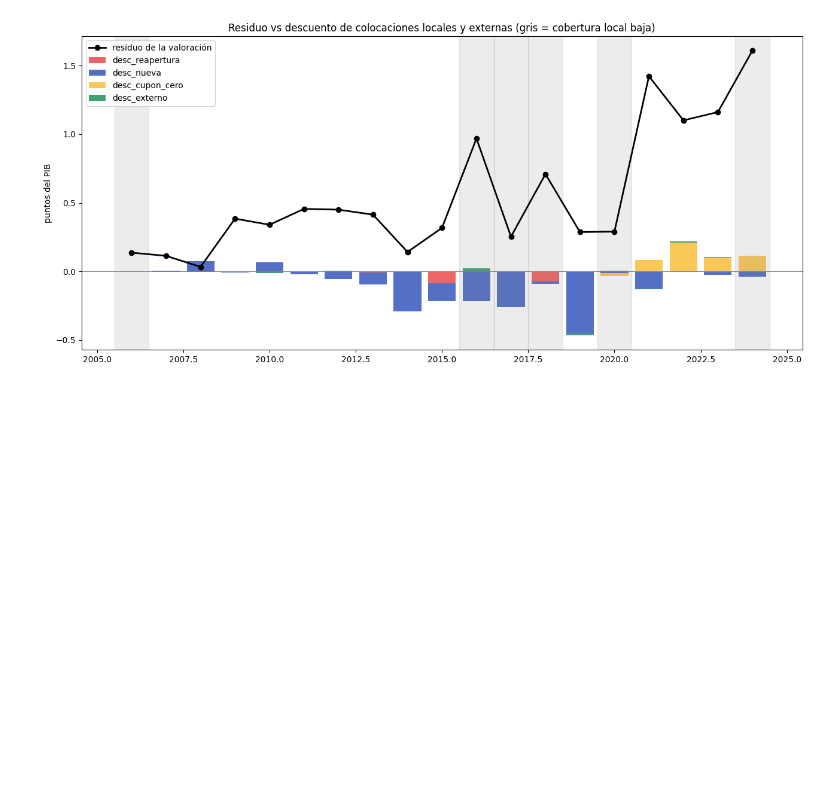
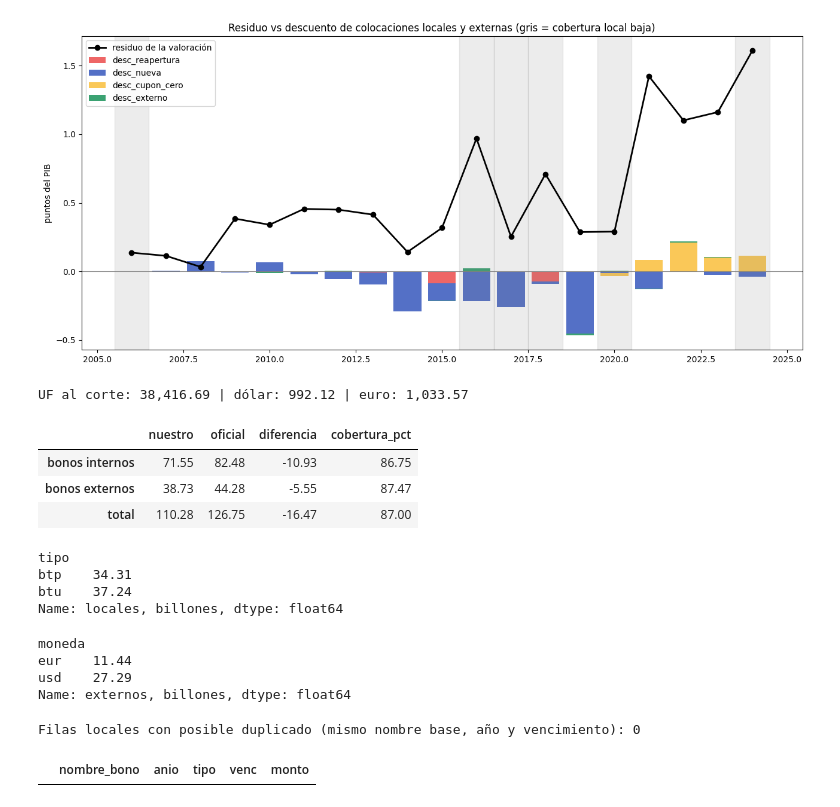
Before and after one commit to nombre00/gestor_datos_economicos, a Jupyter notebook: notebooks/002_dinamica_deuda.ipynb, the cells around one changed output. Cells and saved outputs as stored; diff of their text form; code cells hidden in the pictures; blank space fills up the shorter version.

```diff
--- a/notebooks/002_dinamica_deuda.ipynb
+++ b/notebooks/002_dinamica_deuda.ipynb
@@ -972,3 +972,68 @@ plt.tight_layout()
 plt.show()
 # %% [output]
 [figure]
+# %%
+# Celda 21 — Control de completitud (1): compara el stock de bonos vigentes al 31-dic-2024 en nuestras
+# tablas (BonoLocal + BonoExterno) con el stock oficial de bonos del Cuadro I.7.2 del IFP 4T24 (DIPRES).
+# Vigente = colocado hasta 2024 y con vencimiento posterior al corte. Montos en billones de pesos.
+CORTE = date(2024, 12, 31)
+uf_corte = valor_cierre(Indicador.UF, CORTE)
+dolar_corte = valor_cierre(Indicador.DOLAR, CORTE)
+euro_corte = valor_cierre(Indicador.EURO, CORTE)
+
+# Cifras oficiales: IFP 4T24, Cuadro I.7.2 (bonos, millones de USD) y tipo de cambio usado por la DIPRES
+OFICIAL_BONOS_USD = {"interna": 83130.7, "externa": 44629.4}
+DOLAR_DIPRES_2024 = 992.12
+
+# Bonos locales vigentes al corte, valorados a la UF del corte
+loc = bonos.copy()
+loc["tipo"] = loc["tipo_instrumento"].astype(str).str.lower()
+loc["venc"] = pd.to_datetime(loc["fecha_vencimiento"]).dt.date
+vig_loc = loc[(loc["anio"] <= CORTE.year) & (loc["venc"] > CORTE)].copy()
+vig_loc["mm_pesos_corte"] = np.where(
+    vig_loc["tipo"] == "btu", vig_loc["monto"] * 1000 * uf_corte / 1e6, vig_loc["monto"]
+)
+
+# Bonos externos vigentes al corte, valorados al dólar/euro del corte
+FX_CORTE = {"usd": dolar_corte, "eur": euro_corte}
+e = ext.copy()
+e["venc"] = pd.to_datetime(e["fecha_vencimiento"]).dt.date
+vig_ext = e[(e["anio"] <= CORTE.year) & (e["venc"] > CORTE)].copy()
+vig_ext["mm_pesos_corte"] = vig_ext["monto"] * vig_ext["moneda"].map(FX_CORTE).fillna(1.0)
+
+stock = pd.DataFrame({
+    "nuestro": [vig_loc["mm_pesos_corte"].sum() / 1e6, vig_ext["mm_pesos_corte"].sum() / 1e6],
+    "oficial": [OFICIAL_BONOS_USD["interna"] * DOLAR_DIPRES_2024 / 1e6,
+                OFICIAL_BONOS_USD["externa"] * DOLAR_DIPRES_2024 / 1e6],
+}, index=["bonos internos", "bonos externos"])
+stock.loc["total"] = stock.sum()
+stock["diferencia"] = stock["nuestro"] - stock["oficial"]
+stock["cobertura_pct"] = stock["nuestro"] / stock["oficial"] * 100
+print(f"UF al corte: {uf_corte:,.2f} | dólar: {dolar_corte:,.2f} | euro: {euro_corte:,.2f}")
+display(stock.round(2))
+
+# Detalle de lo nuestro por tipo y moneda, para ver dónde está la diferencia
+display((vig_loc.groupby("tipo")["mm_pesos_corte"].sum() / 1e6).round(2).rename("locales, billones"))
+display((vig_ext.groupby("moneda")["mm_pesos_corte"].sum() / 1e6).round(2).rename("externos, billones"))
+
+# Posibles duplicados: mismo vencimiento y año de colocación con nombres distintos
+loc["nombre_base"] = loc["nombre_bono"].str.replace(r"\s*\(.*\)\s*$", "", regex=True).str.strip()
+dup = loc[loc.duplicated(["nombre_base", "anio", "venc"], keep=False)].sort_values(["nombre_base", "anio"])
+print(f"Filas locales con posible duplicado (mismo nombre base, año y vencimiento): {len(dup)}")
+display(dup[["nombre_bono", "anio", "tipo", "venc", "monto"]].head(20))
+# %% [output]
+UF al corte: 38,416.69 | dólar: 992.12 | euro: 1,033.57
+|  | nuestro | oficial | diferencia | cobertura_pct |
+| bonos internos | 71.55 | 82.48 | -10.93 | 86.75 |
+| bonos externos | 38.73 | 44.28 | -5.55 | 87.47 |
+| total | 110.28 | 126.75 | -16.47 | 87.00 |
+tipo
+btp    34.31
+btu    37.24
+Name: locales, billones, dtype: float64
+moneda
+eur    11.44
+usd    27.29
+Name: externos, billones, dtype: float64
+Filas locales con posible duplicado (mismo nombre base, año y vencimiento): 0
+|  | nombre_bono | anio | tipo | venc | monto |
```
Also changed, not shown: parts of 4 cells of this notebook.
